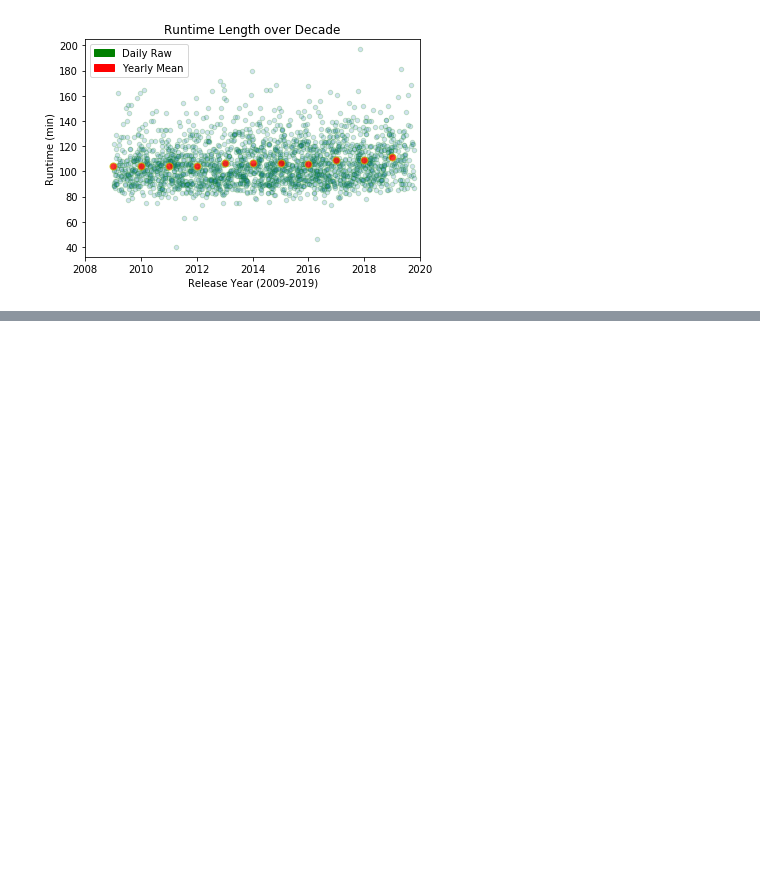
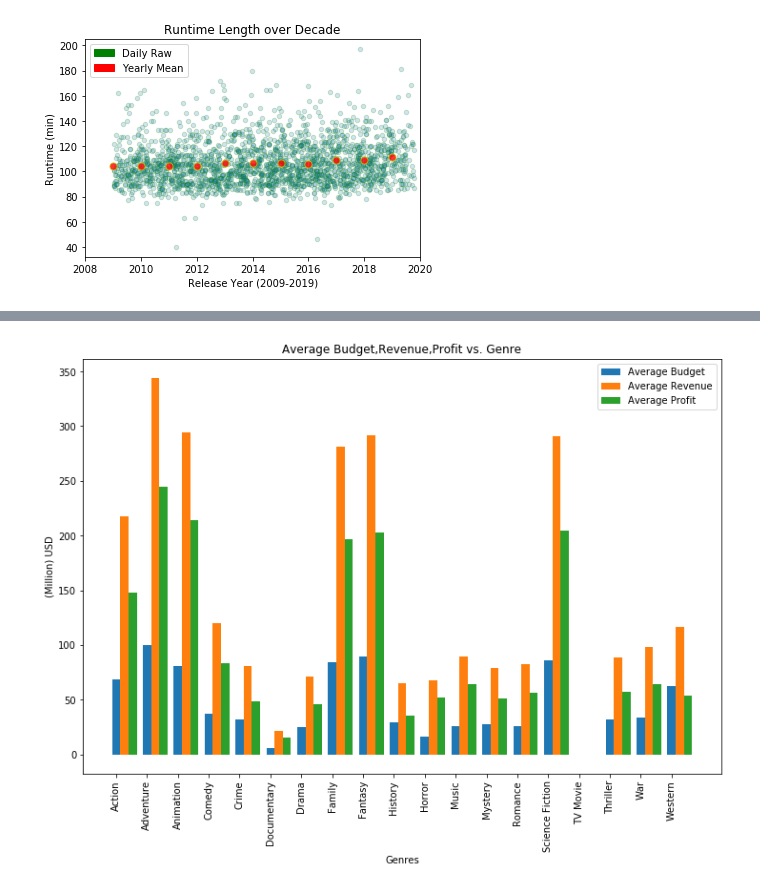
Before and after one commit to masonxmh/python_api_project1, a Jupyter notebook: dataAnalysis.ipynb, the cells around one changed output, grey strips where cells are left out. Saved outputs shown, nothing was run; the diff lists cells and outputs as text; code cells hidden in the pictures; blank space fills up the shorter version.

```diff
--- a/dataAnalysis.ipynb
+++ b/dataAnalysis.ipynb
@@ -291,2 +355,21 @@ plt.show()
+# %%
+genre_table_2 = genre_table.set_index("Genre")
+x_range = np.arange(0,57,3)
+plt.figure(figsize = (12,8))
+plt.bar(x_range, genre_table_2["Average Budget"]/1000000,label='Average Budget')
+plt.bar(x_range+0.8, genre_table_2["Average Revenue"]/1000000,label='Average Revenue')
+plt.bar(x_range+1.6, genre_table_2["Average Profit"]/1000000,label='Average Profit')
+
+plt.xticks(x_range, genre_table_2.index, rotation = 90)
+plt.legend( loc='upper right')
+plt.title("Average Budget,Revenue,Profit vs. Genre")
+plt.xlabel("Genres")
+plt.ylabel("(Million) USD")
+plt.xticks(rotation=90)
+#plt.tight_layout()
+plt.savefig("output_data/Average_Budget,Revenue,Profit vs Genre.png")
+plt.show()
+# %% [output]
+[figure, added]
 # %%
 #set axis and tick locations
```
Also changed, not shown: parts of 29 cells of this notebook, 10 other files.
